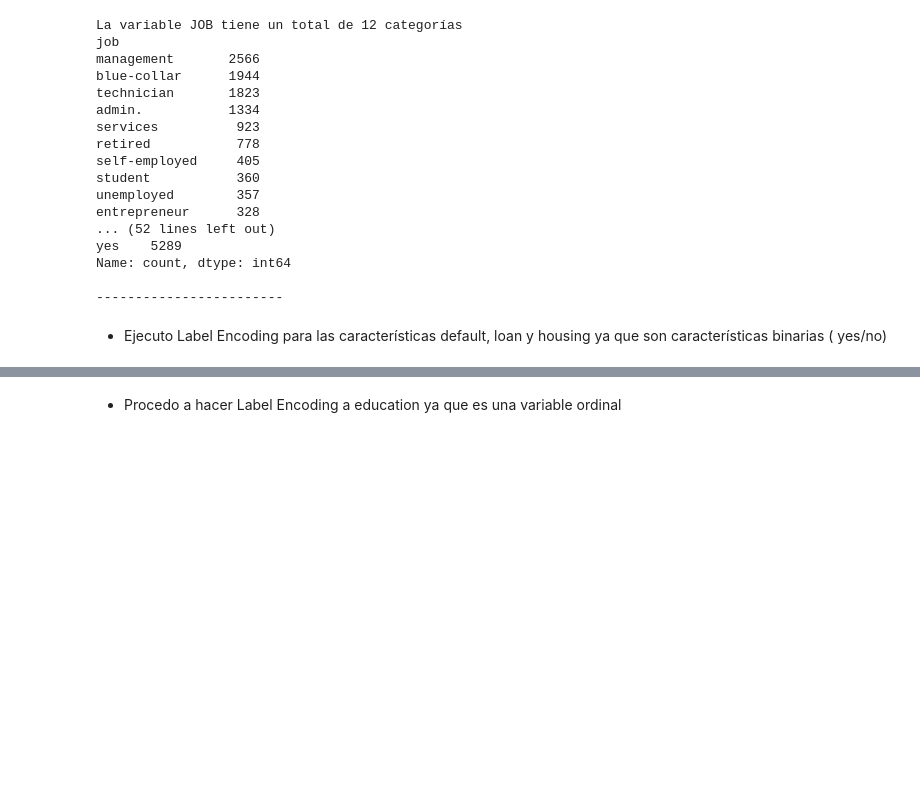
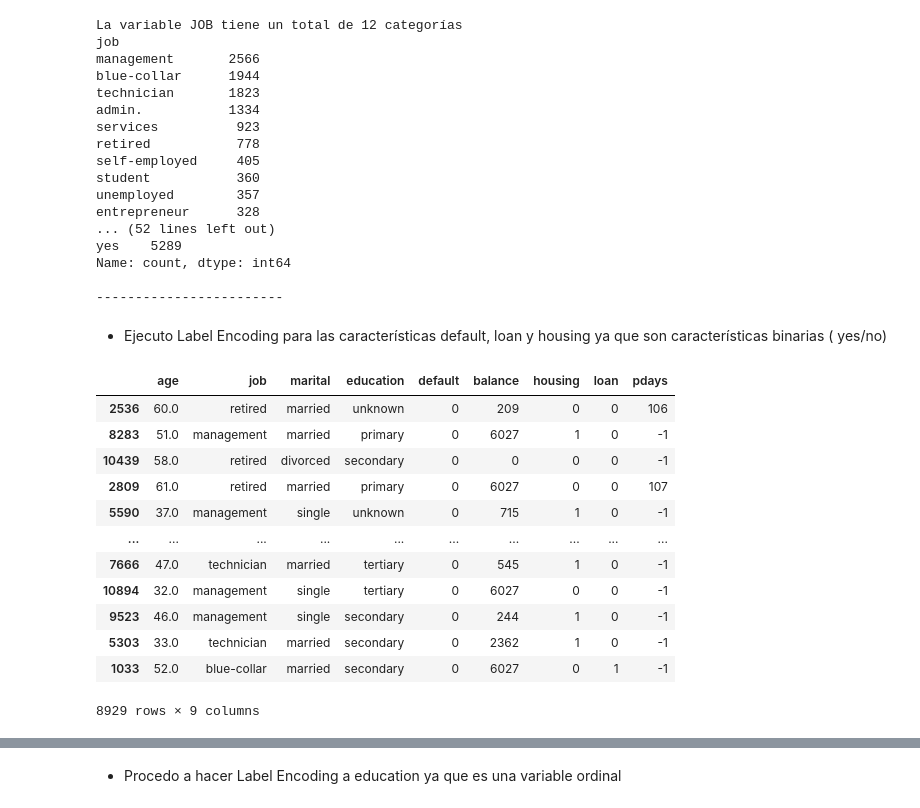
Before and after one commit to JaviDoria/Upskilling-Machine-Learning, a Jupyter notebook: Sprint 8.2.ipynb, the cells around one changed output, grey strips where cells are left out. Saved outputs shown, nothing was run; the diff lists cells and outputs as text; code cells hidden in the pictures; blank space fills up the shorter version.

```diff
--- a/Sprint 8.2.ipynb
+++ b/Sprint 8.2.ipynb
@@ -64,10 +66,13 @@ previous  0.020060  0.030805 -0.058981 -0.026716 -0.049699  0.507272  1.000000
 import pandas as pd
 
 # Creo un objeto que llamaré df donde con la función de pandas read.csv le indico la ruta del archivo.
-df = pd.read_csv(r"C:\Users\javie\Downloads\bank_dataset.CSV")
+csv_url = "https://raw.githubusercontent.com//ITACADEMYprojectes//projecteML//main//bank_dataset.CSV"
+
+df = pd.read_csv(csv_url)
+df
 
 # Indico las columnas que contienen los datos que quiero seleccionar.
-df = df[['age','job','marital','education','default','balance','housing','loan','deposit','pdays']]
+df = df[['age','job','marital','education','default','balance','housing','loan','pdays','deposit']]
 
 df.info()
 # %% [output]
@@ -311,3 +316,19 @@ for variable in binary_variable:
 # Convierto la etiqueta 'deposit' en 0 y 1, tanto de datos de entrenamiento como de prueba
 Y_train['deposit'] = Y_train['deposit'].map({'no': 0, 'yes': 1}).astype(int)
 Y_test['deposit'] = Y_test['deposit'].map({'no': 0, 'yes': 1}).astype(int)
+# %%
+X_train
+# %% [output]
+|  | age | job | marital | education | default | balance | housing | loan | pdays |
+| 2536 | 60.0 | retired | married | unknown | 0 | 209 | 0 | 0 | 106 |
+| 8283 | 51.0 | management | married | primary | 0 | 6027 | 1 | 0 | -1 |
+| 10439 | 58.0 | retired | divorced | secondary | 0 | 0 | 0 | 0 | -1 |
+| 2809 | 61.0 | retired | married | primary | 0 | 6027 | 0 | 0 | 107 |
+| 5590 | 37.0 | management | single | unknown | 0 | 715 | 1 | 0 | -1 |
+| ... | ... | ... | ... | ... | ... | ... | ... | ... | ... |
+| 7666 | 47.0 | technician | married | tertiary | 0 | 545 | 1 | 0 | -1 |
+| 10894 | 32.0 | management | single | tertiary | 0 | 6027 | 0 | 0 | -1 |
+| 9523 | 46.0 | management | single | secondary | 0 | 244 | 1 | 0 | -1 |
+| 5303 | 33.0 | technician | married | secondary | 0 | 2362 | 1 | 0 | -1 |
+| 1033 | 52.0 | blue-collar | married | secondary | 0 | 6027 | 0 | 1 | -1 |
+8929 rows × 9 columns
```
Also changed, not shown: parts of 41 cells of this notebook.
